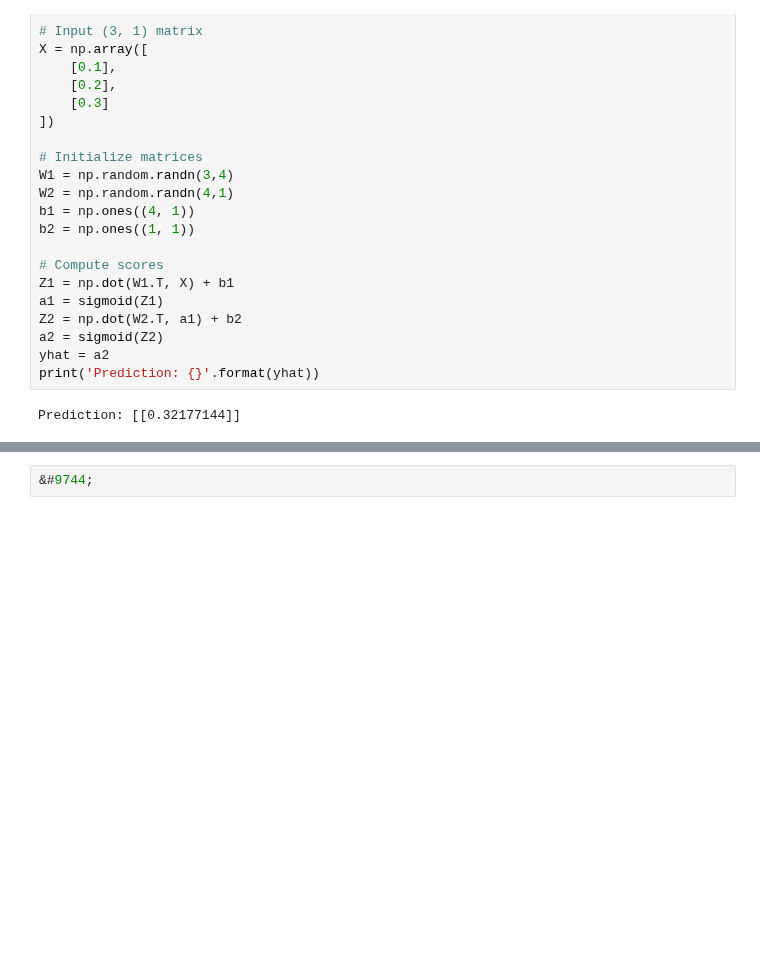
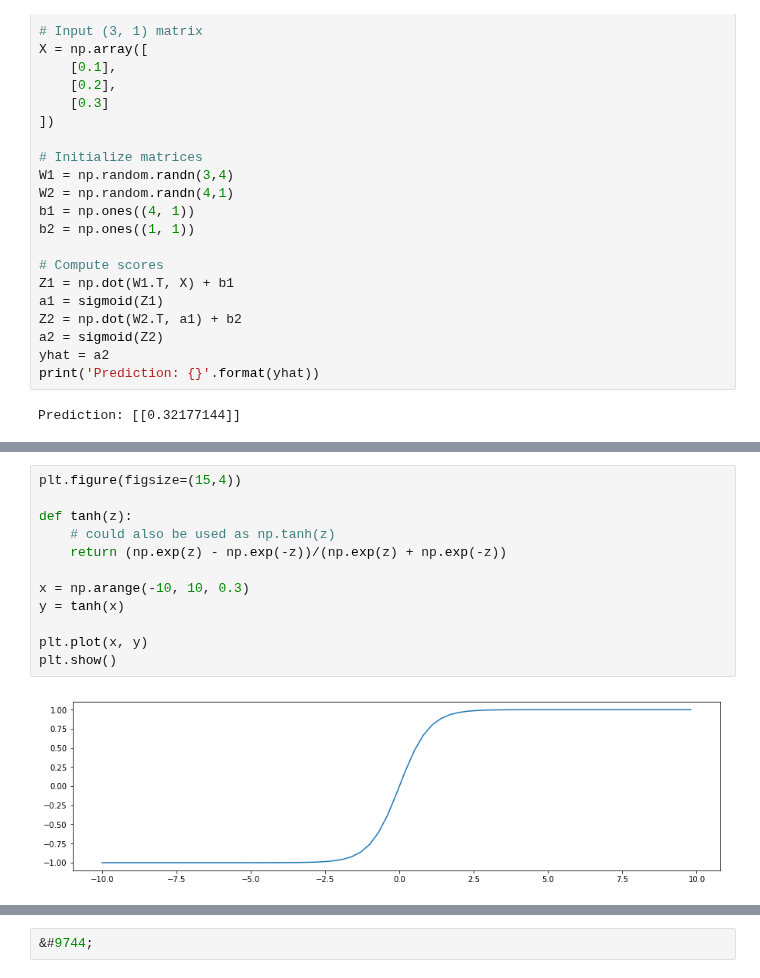
Before and after one commit to rogergranada/MOOCs, a Jupyter notebook: Coursera/Deeplearning.ai/Neural Networks and Deep Learning/Week 3/Neural Networks - Vectorizing through all examples.ipynb, the cells around one changed output, grey strips where cells are left out. Saved outputs shown, nothing was run; the diff lists cells and outputs as text; blank space fills up the shorter version.

```diff
--- a/Coursera/Deeplearning.ai/Neural Networks and Deep Learning/Week 3/Neural Networks - Vectorizing through all examples.ipynb
+++ b/Coursera/Deeplearning.ai/Neural Networks and Deep Learning/Week 3/Neural Networks - Vectorizing through all examples.ipynb
@@ -169,0 +296,14 @@ Prediction: [[0.32177144]]
+# %%
+plt.figure(figsize=(15,4))
+
+def tanh(z):
+    # could also be used as np.tanh(z)
+    return (np.exp(z) - np.exp(-z))/(np.exp(z) + np.exp(-z))
+
+x = np.arange(-10, 10, 0.3)
+y = tanh(x)
+
+plt.plot(x, y)
+plt.show()
+# %% [output]
+[figure, added]
```
Also changed, not shown: parts of 25 cells of this notebook.
